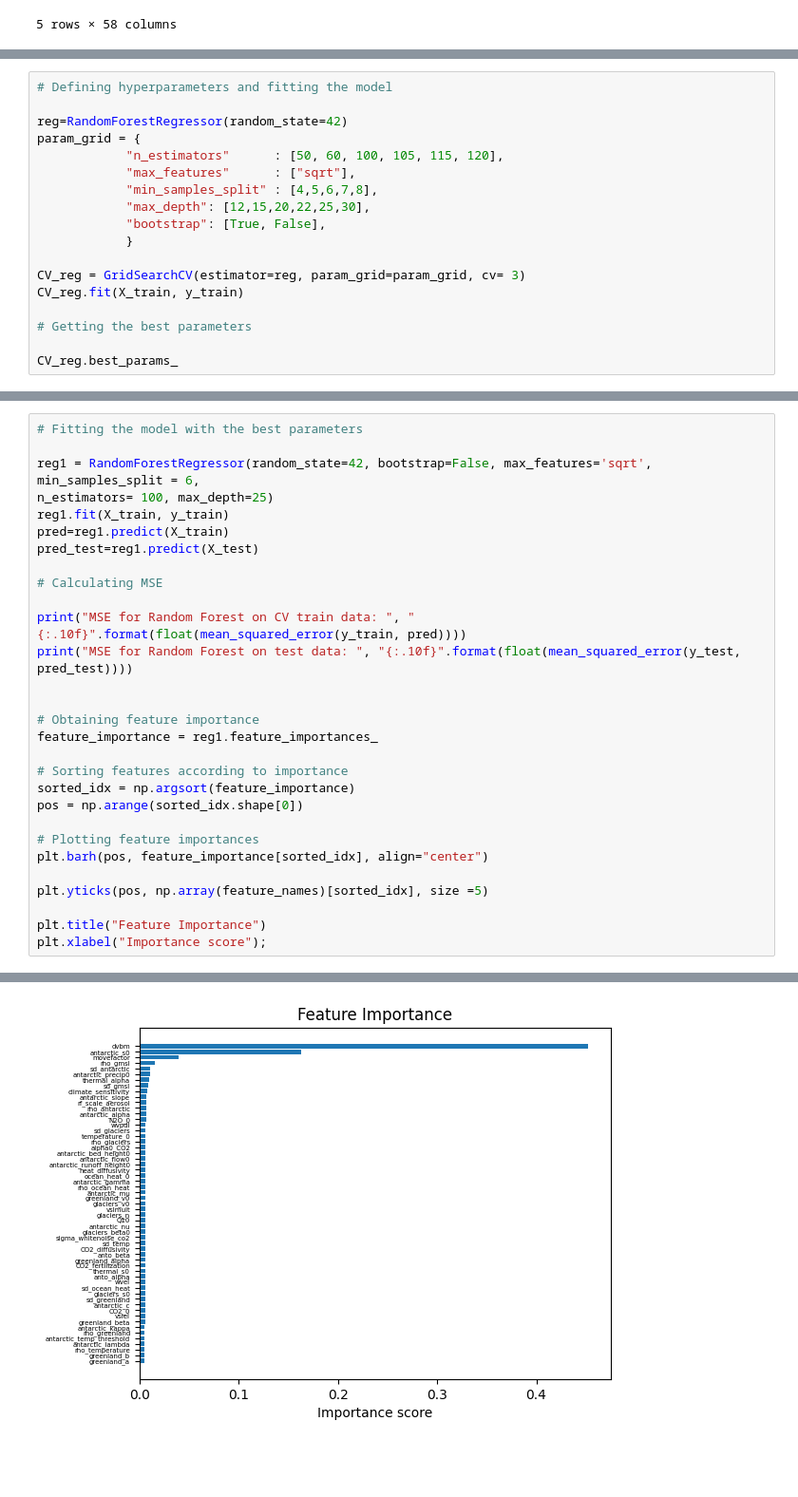
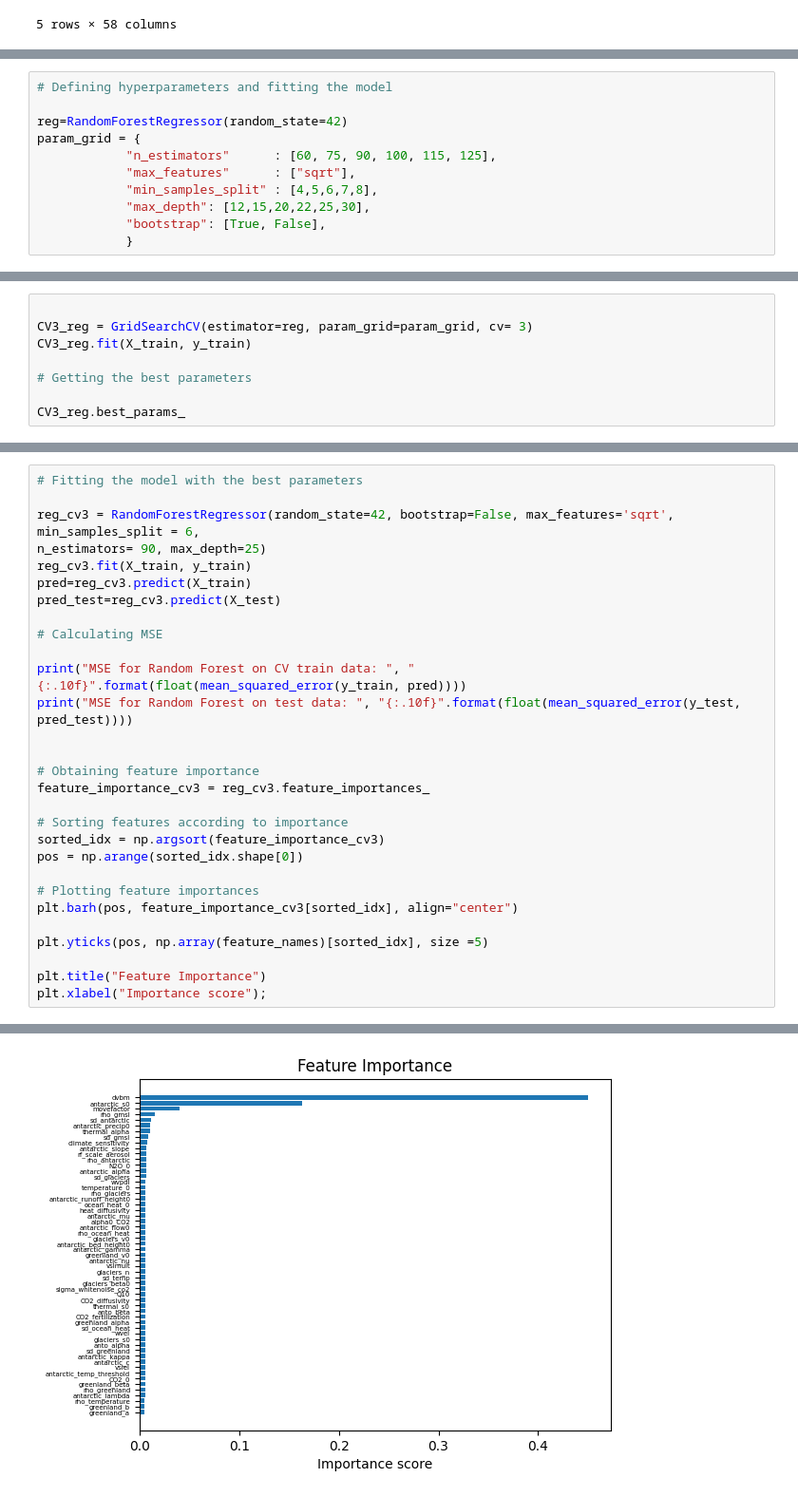
Before and after one commit to Prasannar07/Sea-level-rise, a Jupyter notebook: sneasybrick-ciam.ipynb, the cells around one changed output, grey strips where cells are left out. Shown: that part at 95% size. Saved outputs shown, nothing was run; the diff lists cells and outputs as text; blank space fills up the shorter version.

```diff
--- a/sneasybrick-ciam.ipynb
+++ b/sneasybrick-ciam.ipynb
@@ -65,16 +67,9 @@ df_train.head()
 
 reg=RandomForestRegressor(random_state=42)
 param_grid = {
-            "n_estimators"      : [50, 60, 100, 105, 115, 120],
+            "n_estimators"      : [60, 75, 90, 100, 115, 125],
             "max_features"      : ["sqrt"],
             "min_samples_split" : [4,5,6,7,8],
             "max_depth": [12,15,20,22,25,30],
             "bootstrap": [True, False],
             }
-
-CV_reg = GridSearchCV(estimator=reg, param_grid=param_grid, cv= 3)
-CV_reg.fit(X_train, y_train)
-
-# Getting the best parameters
-
-CV_reg.best_params_
@@ -86,0 +76,8 @@ CV_reg.best_params_
+# %%
+
+CV3_reg = GridSearchCV(estimator=reg, param_grid=param_grid, cv= 3)
+CV3_reg.fit(X_train, y_train)
+
+# Getting the best parameters
+
+CV3_reg.best_params_
@@ -87,11 +90,11 @@ CV_reg.best_params_
 # %%
 # Fitting the model with the best parameters
 
-reg1 = RandomForestRegressor(random_state=42, bootstrap=False, max_features='sqrt', min_samples_split = 6,
-n_estimators= 100, max_depth=25)
-reg1.fit(X_train, y_train)
-pred=reg1.predict(X_train)
-pred_test=reg1.predict(X_test)
+reg_cv3 = RandomForestRegressor(random_state=42, bootstrap=False, max_features='sqrt', min_samples_split = 6,
+n_estimators= 90, max_depth=25)
+reg_cv3.fit(X_train, y_train)
+pred=reg_cv3.predict(X_train)
+pred_test=reg_cv3.predict(X_test)
 
 # Calculating MSE
 
@@ -100,14 +103,14 @@ print("MSE for Random Forest on test data: ", "{:.10f}".format(float(mean_square
 
 
 # Obtaining feature importance
-feature_importance = reg1.feature_importances_
+feature_importance_cv3 = reg_cv3.feature_importances_
 
 # Sorting features according to importance
-sorted_idx = np.argsort(feature_importance)
+sorted_idx = np.argsort(feature_importance_cv3)
 pos = np.arange(sorted_idx.shape[0])
 
 # Plotting feature importances
-plt.barh(pos, feature_importance[sorted_idx], align="center")
+plt.barh(pos, feature_importance_cv3[sorted_idx], align="center")
 
 plt.yticks(pos, np.array(feature_names)[sorted_idx], size =5)
 
@@ -119 +122 @@ MSE for Random Forest on test data:  0.0000270540
-[figure, old version]
+[figure, new version]
```
Also changed, not shown: parts of 14 cells of this notebook.
